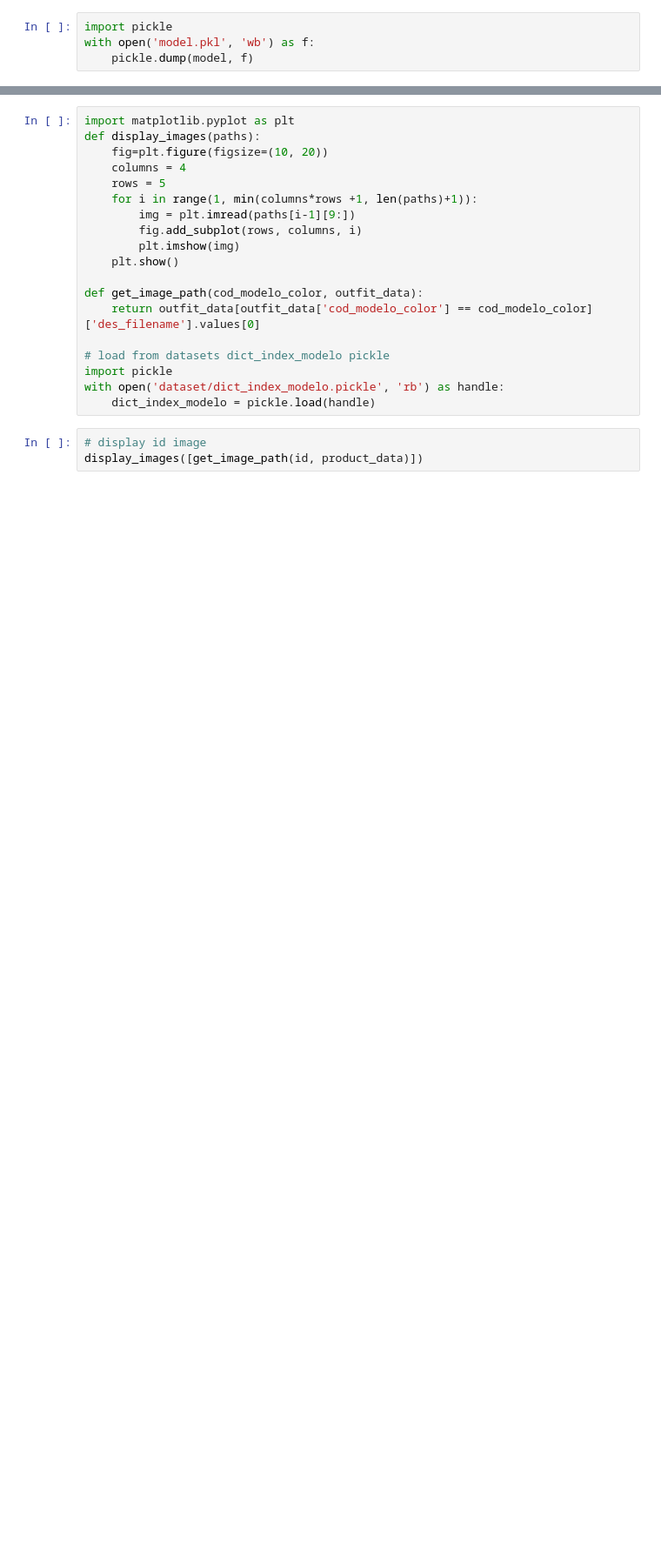
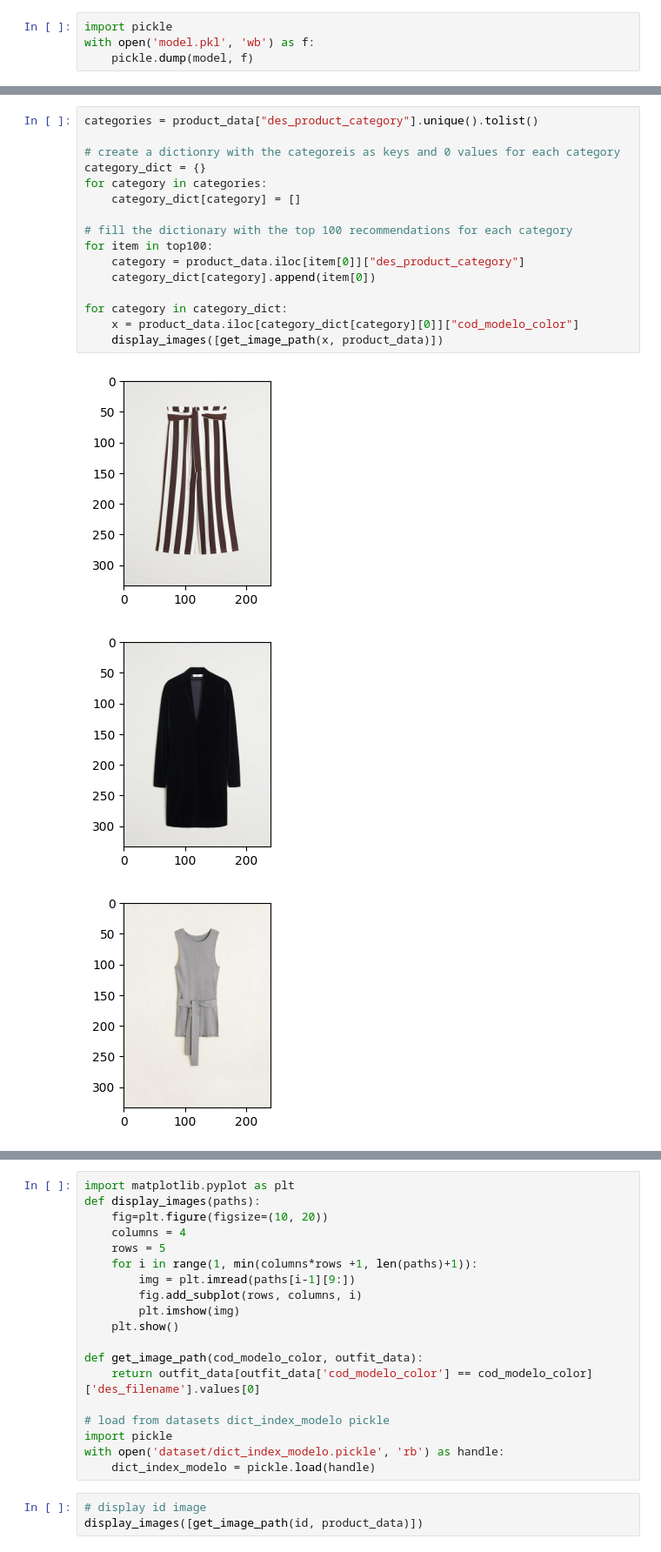
Before and after one commit to pauamargant/Datathon_fme_2023, a Jupyter notebook: recomendations.ipynb, the cells around one changed output, grey strips where cells are left out. Shown at 87% size. Drawn from its saved outputs; the diff is of its cells as text; blank space fills up the shorter version.

```diff
--- a/recomendations.ipynb
+++ b/recomendations.ipynb
@@ -147,0 +187,20 @@ top100 = get_recommendation(model, x, row_number)
+# %%
+categories = product_data["des_product_category"].unique().tolist()
+
+# create a dictionry with the categoreis as keys and 0 values for each category
+category_dict = {}
+for category in categories:
+    category_dict[category] = []
+
+# fill the dictionary with the top 100 recommendations for each category
+for item in top100:
+    category = product_data.iloc[item[0]]["des_product_category"]
+    category_dict[category].append(item[0])
+
+for category in category_dict:
+    x = product_data.iloc[category_dict[category][0]]["cod_modelo_color"]
+    display_images([get_image_path(x, product_data)])
+# %% [output]
+[figure, added]
+[figure, added]
+[figure, added]
```
Also changed, not shown: parts of 13 cells of this notebook, 2 other files.
